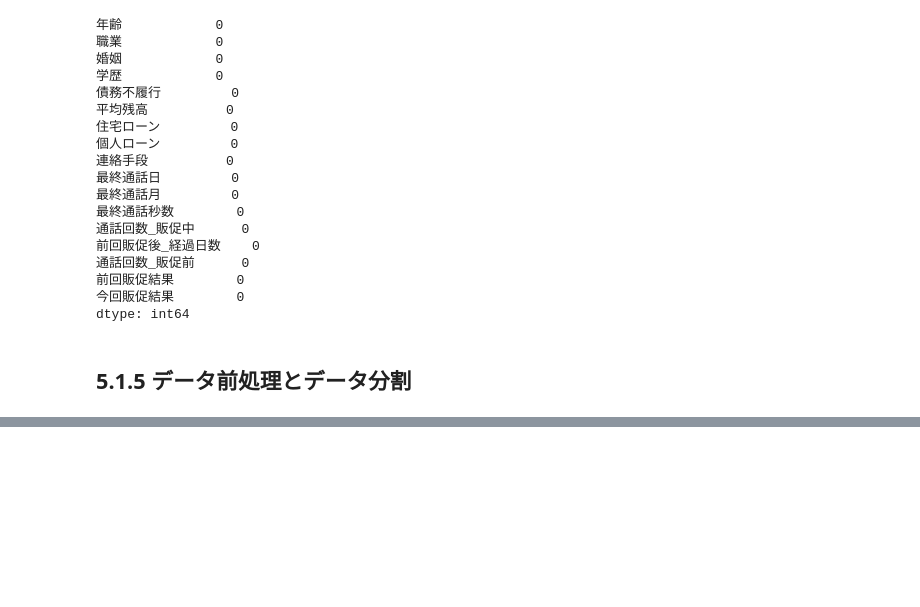
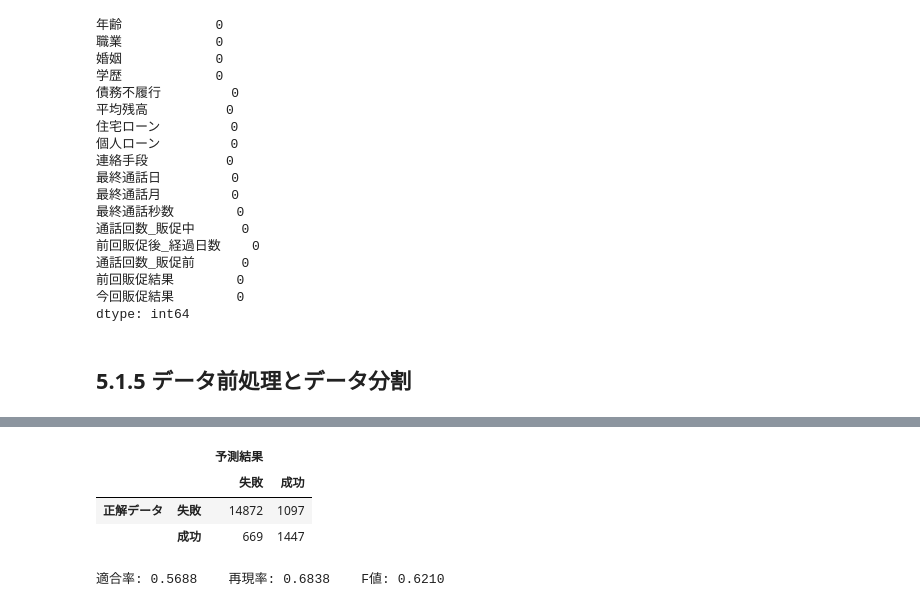
Before and after one commit to hirokimituya/book_create-profitable-AI-with-Python, a Jupyter notebook: ch05_01_bank.ipynb, the cells around one changed output, grey strips where cells are left out. Cells and saved outputs as stored; diff of their text form; code cells hidden in the pictures; blank space fills up the shorter version.

```diff
--- a/ch05_01_bank.ipynb
+++ b/ch05_01_bank.ipynb
@@ -193,0 +325,23 @@ display(df_all2.head())
+# %%
+# 閾値を変更した場合の予測関数の定義
+def pred(algorithm, x, thres):
+    # 確率値の取得（行列）
+    y_proba = algorithm.predict_proba(x)
+
+    # 予測結果1の確率値
+    y_proba1 = y_proba[:, 1]
+
+    # 予測結果1の確率値 > 閾値
+    y_pred = (y_proba1 > thres).astype(int)
+    return y_pred
+# %%
+# 閾値を0.05刻みに変化させて、適合率、再現率、F値を計算する
+thres_list = np.arange(0.5, 0, -0.05)
+for thres in thres_list:
+    y_pred = pred(algorithm, x_test, thres)
+    pred_sum = y_pred.sum()
+    precision, recall, fscore, _ = precision_recall_fscore_support(
+        y_test, y_pred, average='binary'
+    )
+    print(f'閾値: {thres:.2f} 陽性予測数: {pred_sum}\
+    適合率: {precision:.4f} 再現率: {recall:.4f} F値: {fscore:.4f}')
@@ -193,0 +359,22 @@ display(df_all2.head())
+# %%
+# F値を最大にする閾値は0.30
+y_final = pred(algorithm, x_test, 0.30)
+
+# 混同行列を出力
+df_matrix2 = make_cm(
+    confusion_matrix(y_test, y_final), ['失敗', '成功']
+)
+display(df_matrix2)
+
+# 適合率, 再現率, f1値を計算
+precision, recall, fscore, _ = precision_recall_fscore_support(
+    y_test, y_final, average='binary'
+)
+print(f'適合率: {precision:.4f}    再現率: {recall:.4f}\
+    F値: {fscore:.4f}')
+# %% [output]
+|  |  | 予測結果 |  |
+|  |  | 失敗 | 成功 |
+| 正解データ | 失敗 | 14872 | 1097 |
+|  | 成功 | 669 | 1447 |
+適合率: 0.5688    再現率: 0.6838    F値: 0.6210
```
Also changed, not shown: parts of 12 cells of this notebook.
